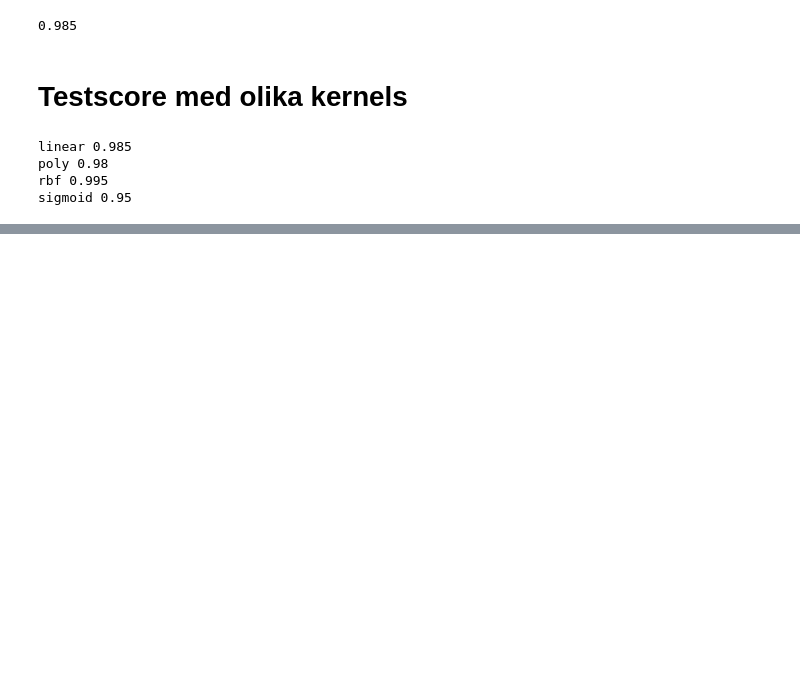
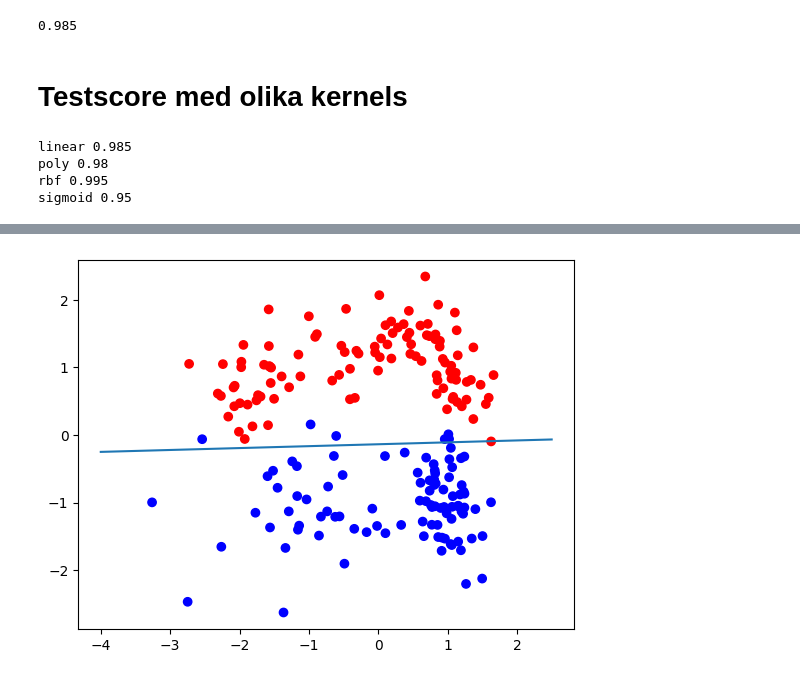
Before and after one commit to Zippy6666/SVM-Assignment, a Jupyter notebook: svm.ipynb, the cells around one changed output, grey strips where cells are left out. Cells and saved outputs as stored; diff of their text form; code cells hidden in the pictures; blank space fills up the shorter version.

```diff
--- a/svm.ipynb
+++ b/svm.ipynb
@@ -118,0 +139,7 @@ sigmoid 0.95
+# %%
+# Hyperplanet med testdatan
+plt.scatter(X_test["feature_1"], X_test["feature_2"], c=y_test, cmap='bwr')
+plt.plot(line_x, line_y)
+plt.show()
+# %% [output]
+[figure, added]
```
Also changed, not shown: parts of 3 cells of this notebook, 1 other file.
